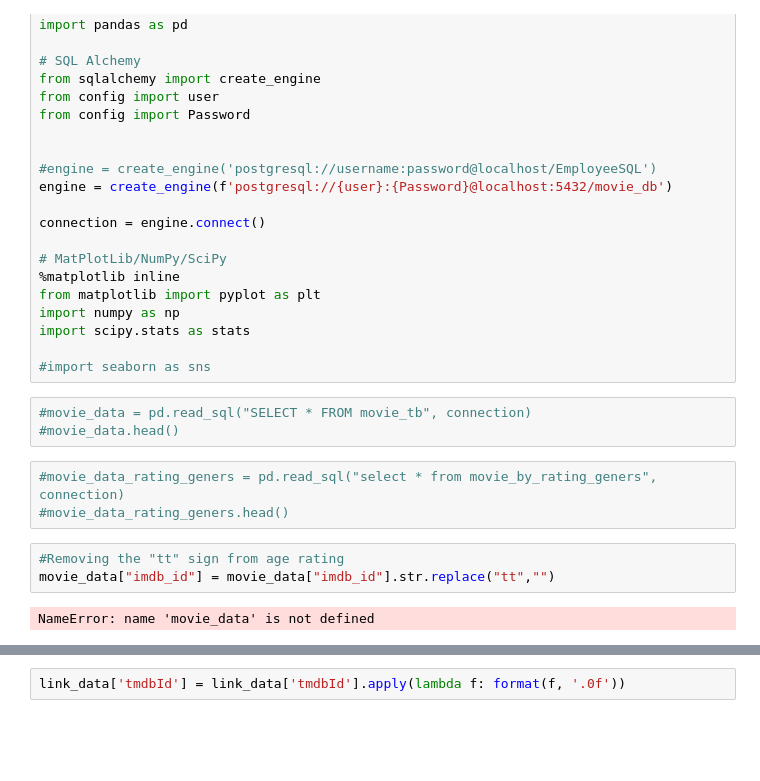
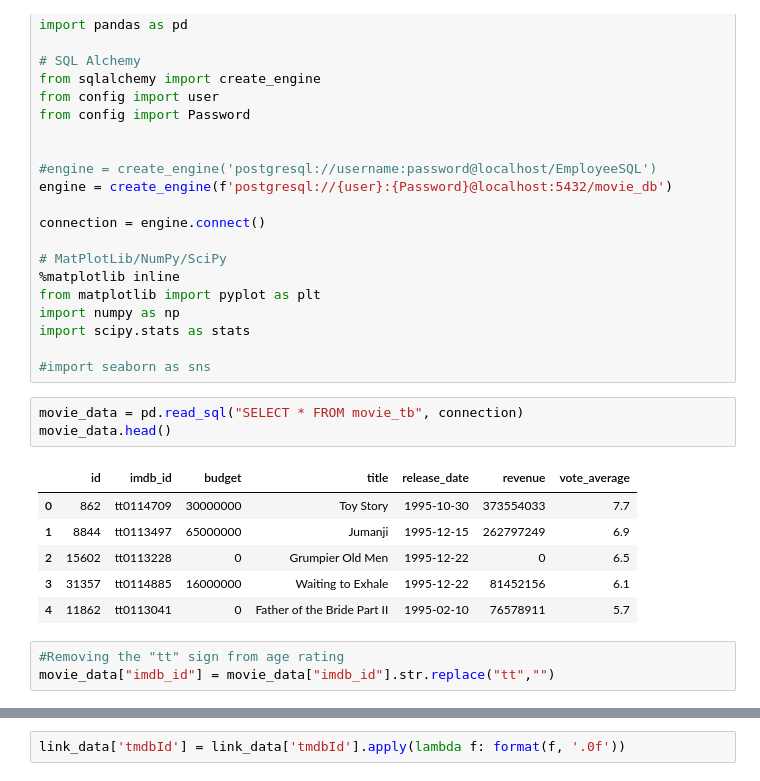
Before and after one commit to bsdutton/PROJECT2---ETL, a Jupyter notebook: Alisaghafi-analysis.ipynb, the cells around one changed output, grey strips where cells are left out. Drawn from its saved outputs; the diff is of its cells as text; blank space fills up the shorter version.

```diff
--- a/Alisaghafi-analysis.ipynb
+++ b/Alisaghafi-analysis.ipynb
@@ -23,16 +23,18 @@ import scipy.stats as stats
 
 #import seaborn as sns
 # %%
-#movie_data = pd.read_sql("SELECT * FROM movie_tb", connection)
-#movie_data.head()
+movie_data = pd.read_sql("SELECT * FROM movie_tb", connection)
+movie_data.head()
+# %% [output]
+|  | id | imdb_id | budget | title | release_date | revenue | vote_average |
+| 0 | 862 | tt0114709 | 30000000 | Toy Story | 1995-10-30 | 373554033 | 7.7 |
+| 1 | 8844 | tt0113497 | 65000000 | Jumanji | 1995-12-15 | 262797249 | 6.9 |
+| 2 | 15602 | tt0113228 | 0 | Grumpier Old Men | 1995-12-22 | 0 | 6.5 |
+| 3 | 31357 | tt0114885 | 16000000 | Waiting to Exhale | 1995-12-22 | 81452156 | 6.1 |
+| 4 | 11862 | tt0113041 | 0 | Father of the Bride Part II | 1995-02-10 | 76578911 | 5.7 |
-# %%
-#movie_data_rating_geners = pd.read_sql("select * from movie_by_rating_geners", connection)
-#movie_data_rating_geners.head()
 # %%
 #Removing the "tt" sign from age rating
 movie_data["imdb_id"] = movie_data["imdb_id"].str.replace("tt","")
-# %% [output]
-NameError: name 'movie_data' is not defined
 # %%
 print("Movie with highest IMDb ratings are= ")
 print((movie_data.sort_values("imdb_id",ascending=False).head(20))['title'])
```
Also changed, not shown: parts of 13 cells of this notebook.
